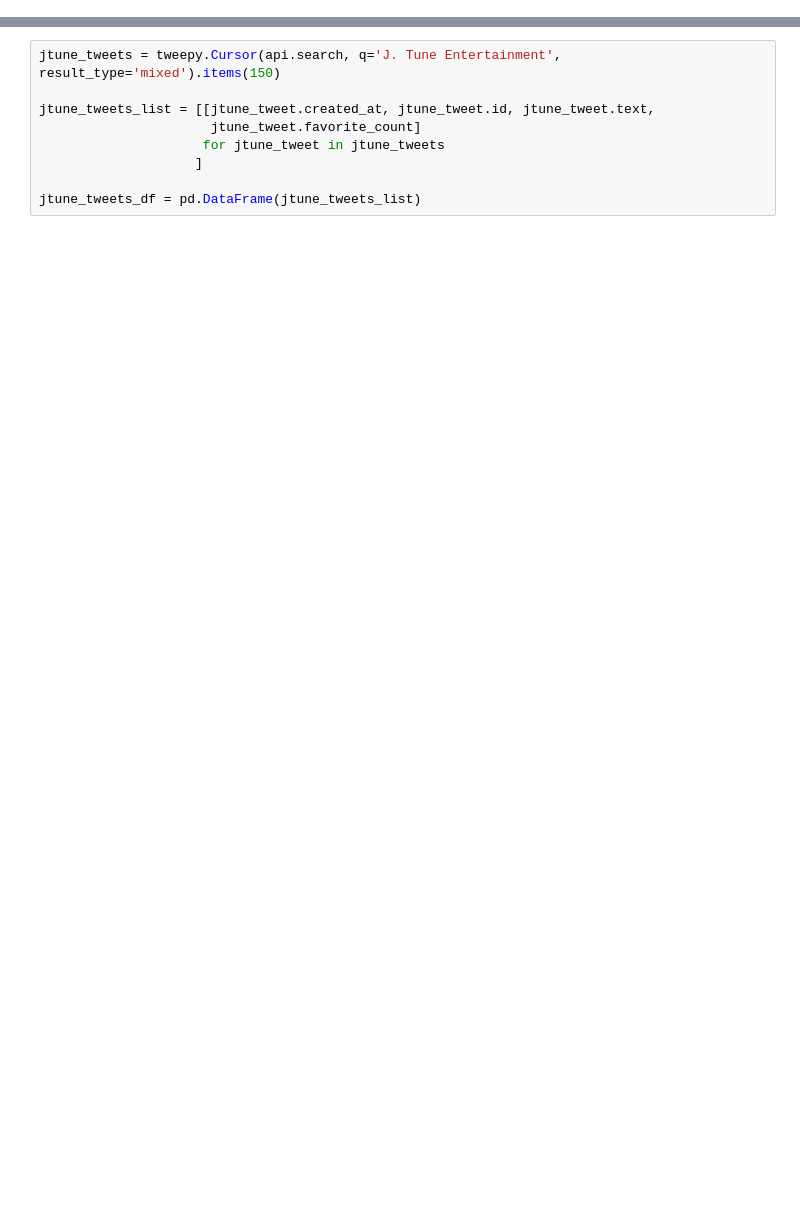
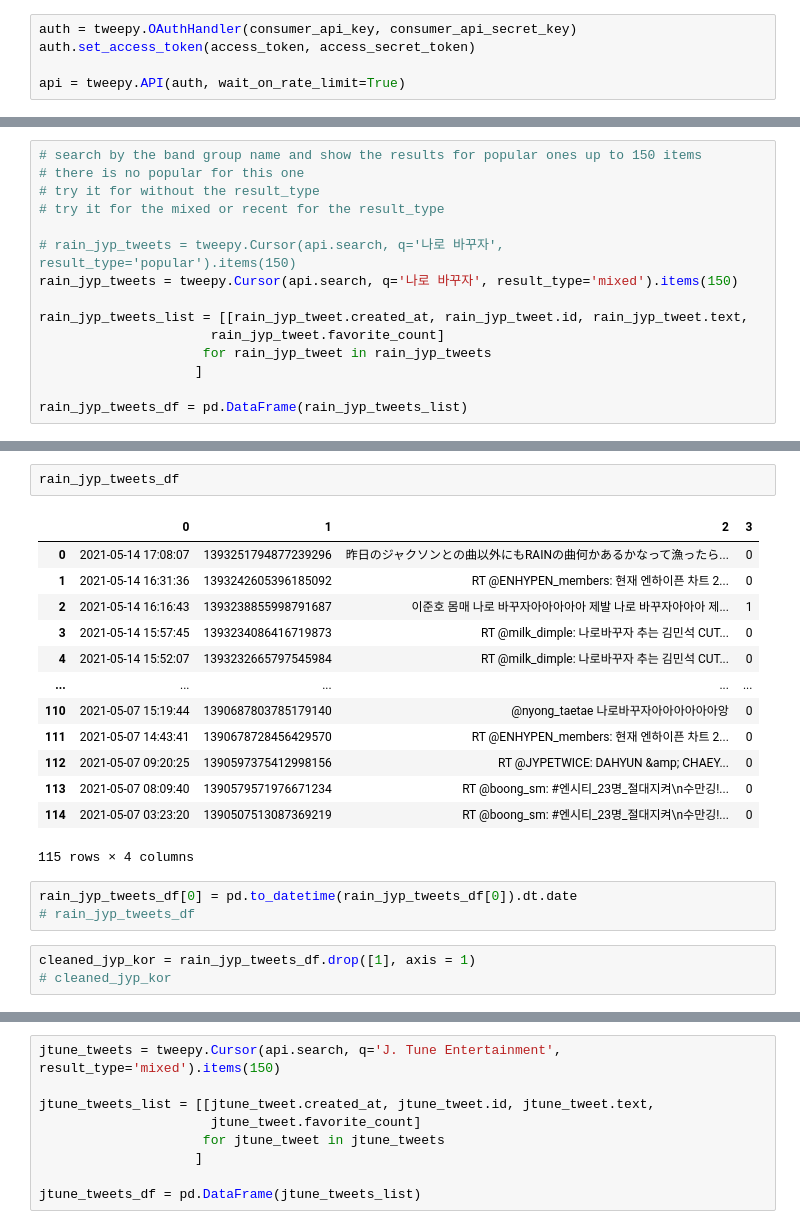
Before and after one commit to erikayi/twittwit, a Jupyter notebook: rain_scraping.ipynb, the cells around one changed output, grey strips where cells are left out. Cells and saved outputs as stored; diff of their text form; blank space fills up the shorter version.

```diff
--- a/rain_scraping.ipynb
+++ b/rain_scraping.ipynb
@@ -0,0 +9,5 @@
+# %%
+auth = tweepy.OAuthHandler(consumer_api_key, consumer_api_secret_key)
+auth.set_access_token(access_token, access_secret_token)
+
+api = tweepy.API(auth, wait_on_rate_limit=True)
@@ -0,0 +16,15 @@
+# %%
+# search by the band group name and show the results for popular ones up to 150 items
+# there is no popular for this one
+# try it for without the result_type
+# try it for the mixed or recent for the result_type
+
+# rain_jyp_tweets = tweepy.Cursor(api.search, q='나로 바꾸자', result_type='popular').items(150)
+rain_jyp_tweets = tweepy.Cursor(api.search, q='나로 바꾸자', result_type='mixed').items(150)
+
+rain_jyp_tweets_list = [[rain_jyp_tweet.created_at, rain_jyp_tweet.id, rain_jyp_tweet.text,
+                      rain_jyp_tweet.favorite_count]
+                     for rain_jyp_tweet in rain_jyp_tweets
+                    ]
+
+rain_jyp_tweets_df = pd.DataFrame(rain_jyp_tweets_list)
@@ -0,0 +49,22 @@
+# %%
+rain_jyp_tweets_df
+# %% [output]
+|  | 0 | 1 | 2 | 3 |
+| 0 | 2021-05-14 17:08:07 | 1393251794877239296 | 昨日のジャクソンとの曲以外にもRAINの曲何かあるかなって漁ったら... | 0 |
+| 1 | 2021-05-14 16:31:36 | 1393242605396185092 | RT @ENHYPEN_members: 현재 엔하이픈 차트 2... | 0 |
+| 2 | 2021-05-14 16:16:43 | 1393238855998791687 | 이준호 몸매 나로 바꾸자아아아아아 제발 나로 바꾸자아아아 제... | 1 |
+| 3 | 2021-05-14 15:57:45 | 1393234086416719873 | RT @milk_dimple: 나로바꾸자 추는 김민석 CUT... | 0 |
+| 4 | 2021-05-14 15:52:07 | 1393232665797545984 | RT @milk_dimple: 나로바꾸자 추는 김민석 CUT... | 0 |
+| ... | ... | ... | ... | ... |
+| 110 | 2021-05-07 15:19:44 | 1390687803785179140 | @nyong_taetae 나로바꾸자아아아아아아앙 | 0 |
+| 111 | 2021-05-07 14:43:41 | 1390678728456429570 | RT @ENHYPEN_members: 현재 엔하이픈 차트 2... | 0 |
+| 112 | 2021-05-07 09:20:25 | 1390597375412998156 | RT @JYPETWICE: DAHYUN &amp; CHAEY... | 0 |
+| 113 | 2021-05-07 08:09:40 | 1390579571976671234 | RT @boong_sm: #엔시티_23명_절대지켜\n수만깅!... | 0 |
+| 114 | 2021-05-07 03:23:20 | 1390507513087369219 | RT @boong_sm: #엔시티_23명_절대지켜\n수만깅!... | 0 |
+115 rows × 4 columns
+# %%
+rain_jyp_tweets_df[0] = pd.to_datetime(rain_jyp_tweets_df[0]).dt.date
+# rain_jyp_tweets_df
+# %%
+cleaned_jyp_kor = rain_jyp_tweets_df.drop([1], axis = 1)
+# cleaned_jyp_kor
```
Also changed, not shown: parts of 43 cells of this notebook, 23 other files.
